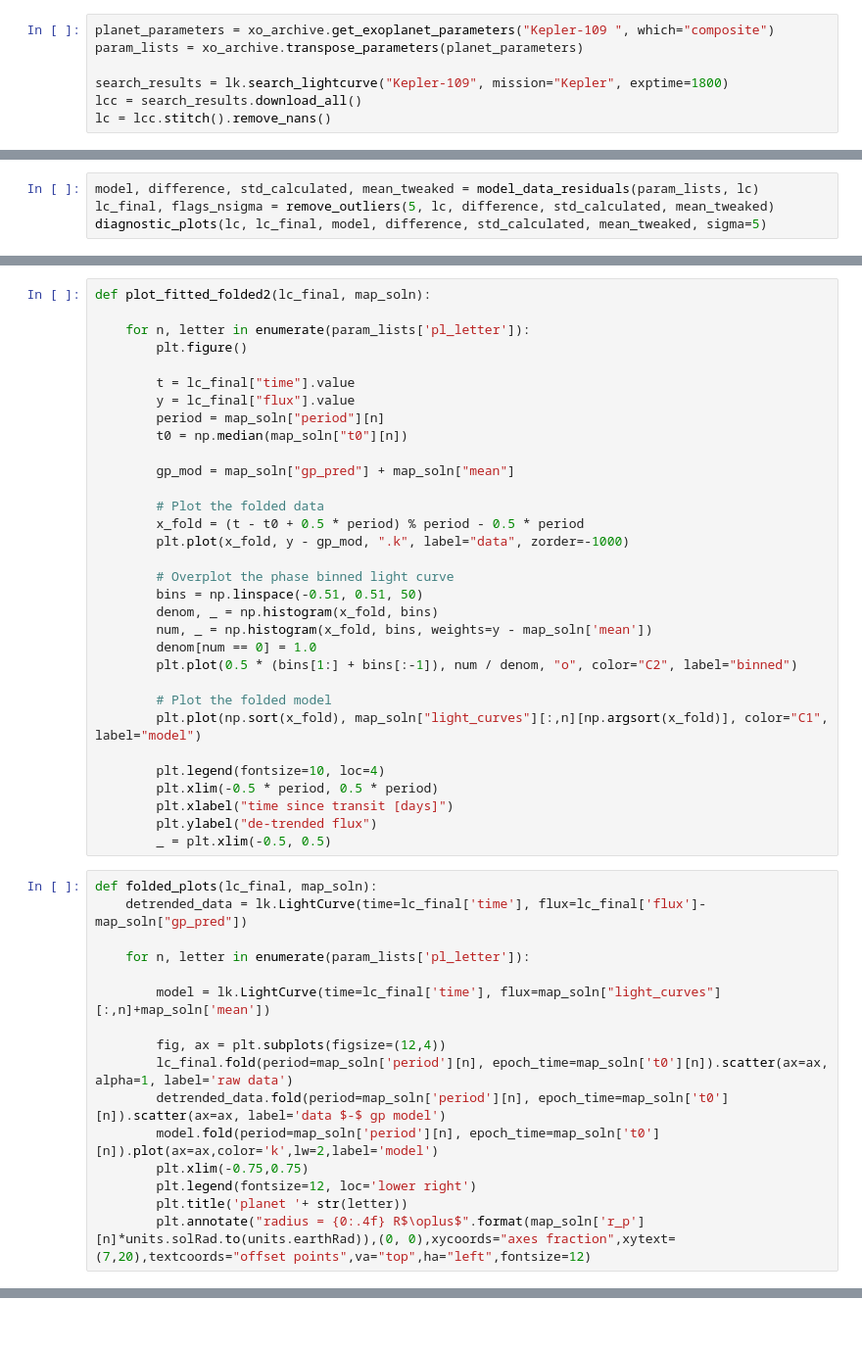
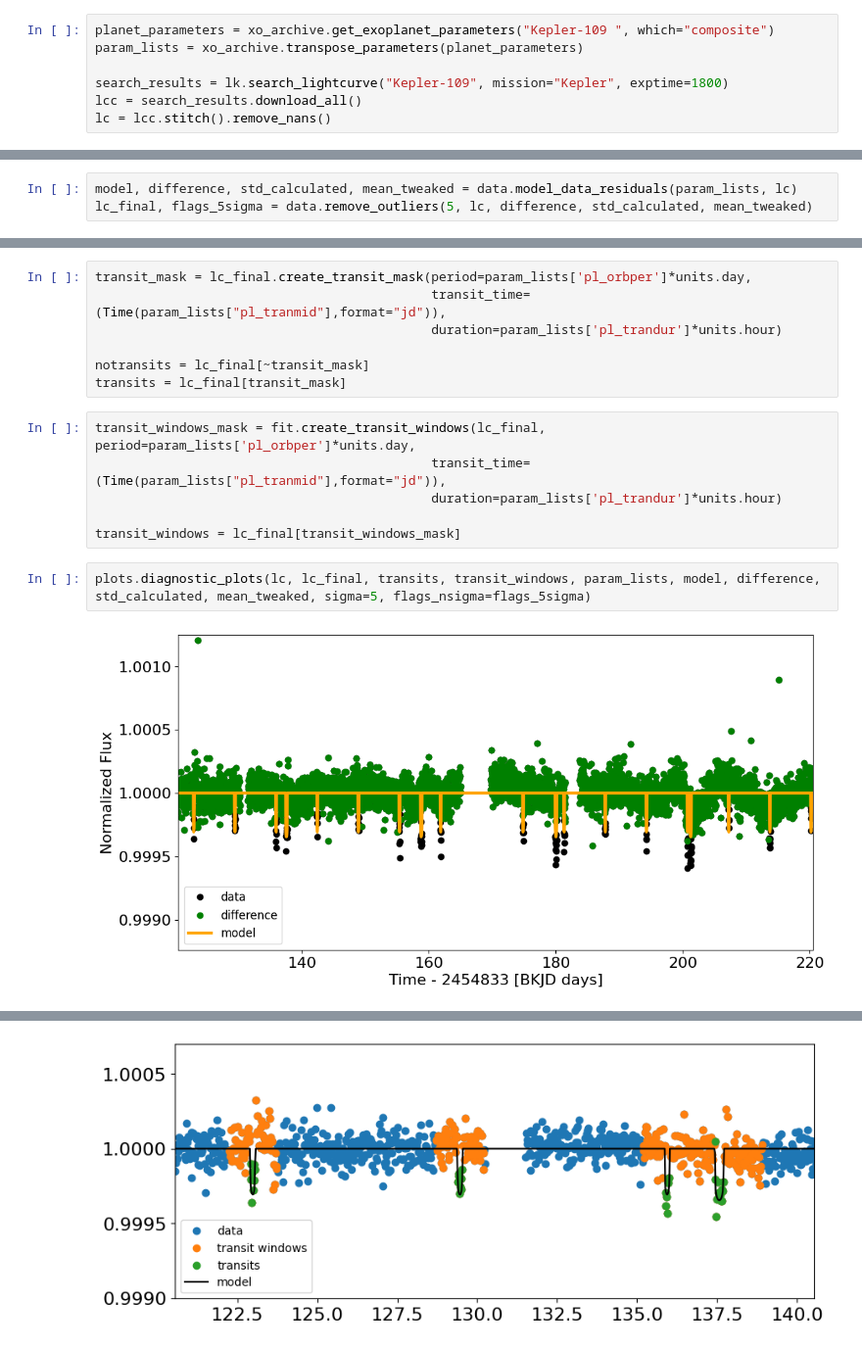
Before and after one commit to gsuissa/improving-exoplanet-radii, a Jupyter notebook: Kepler-109.ipynb, the cells around one changed output, grey strips where cells are left out. Shown at 98% size. Drawn from its saved outputs; the diff is of its cells as text.

```diff
--- a/Kepler-109.ipynb
+++ b/Kepler-109.ipynb
@@ -184,4 +50,3 @@ param_lists
 # %%
-model, difference, std_calculated, mean_tweaked = model_data_residuals(param_lists, lc)
-lc_final, flags_nsigma = remove_outliers(5, lc, difference, std_calculated, mean_tweaked)
-diagnostic_plots(lc, lc_final, model, difference, std_calculated, mean_tweaked, sigma=5)
+model, difference, std_calculated, mean_tweaked = data.model_data_residuals(param_lists, lc)
+lc_final, flags_5sigma = data.remove_outliers(5, lc, difference, std_calculated, mean_tweaked)
@@ -379,48 +53,17 @@ def plot_fittedlightcurves(lc_final, map_soln):
-# %%
-def plot_fitted_folded2(lc_final, map_soln):
-
-    for n, letter in enumerate(param_lists['pl_letter']):
-        plt.figure()
-
-        t = lc_final["time"].value
-        y = lc_final["flux"].value
-        period = map_soln["period"][n]
-        t0 = np.median(map_soln["t0"][n])
-
-        gp_mod = map_soln["gp_pred"] + map_soln["mean"]
-
-        # Plot the folded data
-        x_fold = (t - t0 + 0.5 * period) % period - 0.5 * period
-        plt.plot(x_fold, y - gp_mod, ".k", label="data", zorder=-1000)
-
-        # Overplot the phase binned light curve
-        bins = np.linspace(-0.51, 0.51, 50)
-        denom, _ = np.histogram(x_fold, bins)
-        num, _ = np.histogram(x_fold, bins, weights=y - map_soln['mean'])
-        denom[num == 0] = 1.0
-        plt.plot(0.5 * (bins[1:] + bins[:-1]), num / denom, "o", color="C2", label="binned")
-
-        # Plot the folded model
-        plt.plot(np.sort(x_fold), map_soln["light_curves"][:,n][np.argsort(x_fold)], color="C1", label="model")
-
-        plt.legend(fontsize=10, loc=4)
-        plt.xlim(-0.5 * period, 0.5 * period)
-        plt.xlabel("time since transit [days]")
-        plt.ylabel("de-trended flux")
-        _ = plt.xlim(-0.5, 0.5)
-# %%
-def folded_plots(lc_final, map_soln):
-    detrended_data = lk.LightCurve(time=lc_final['time'], flux=lc_final['flux']-map_soln["gp_pred"])
-
-    for n, letter in enumerate(param_lists['pl_letter']):
-
-        model = lk.LightCurve(time=lc_final['time'], flux=map_soln["light_curves"][:,n]+map_soln['mean'])
-
-        fig, ax = plt.subplots(figsize=(12,4))
-        lc_final.fold(period=map_soln['period'][n], epoch_time=map_soln['t0'][n]).scatter(ax=ax, alpha=1, label='raw data')
-        detrended_data.fold(period=map_soln['period'][n], epoch_time=map_soln['t0'][n]).scatter(ax=ax, label='data $-$ gp model')
-        model.fold(period=map_soln['period'][n], epoch_time=map_soln['t0'][n]).plot(ax=ax,color='k',lw=2,label='model')
-        plt.xlim(-0.75,0.75)
-        plt.legend(fontsize=12, loc='lower right')
-        plt.title('planet '+ str(letter))
-        plt.annotate("radius = {0:.4f} R$\oplus$".format(map_soln['r_p'][n]*units.solRad.to(units.earthRad)),(0, 0),xycoords="axes fraction",xytext=(7,20),textcoords="offset points",va="top",ha="left",fontsize=12)
+# %%
+transit_mask = lc_final.create_transit_mask(period=param_lists['pl_orbper']*units.day,
+                                            transit_time=(Time(param_lists["pl_tranmid"],format="jd")),
+                                            duration=param_lists['pl_trandur']*units.hour)
+
+notransits = lc_final[~transit_mask]
+transits = lc_final[transit_mask]
+# %%
+transit_windows_mask = fit.create_transit_windows(lc_final, period=param_lists['pl_orbper']*units.day,
+                                            transit_time=(Time(param_lists["pl_tranmid"],format="jd")),
+                                            duration=param_lists['pl_trandur']*units.hour)
+
+transit_windows = lc_final[transit_windows_mask]
+# %%
+plots.diagnostic_plots(lc, lc_final, transits, transit_windows, param_lists, model, difference, std_calculated, mean_tweaked, sigma=5, flags_nsigma=flags_5sigma)
+# %% [output]
+[figure, added]
@@ -426,0 +76 @@ def folded_plots(lc_final, map_soln):
+[figure, added]
```
Also changed, not shown: parts of 30 cells of this notebook, 1 other file.
